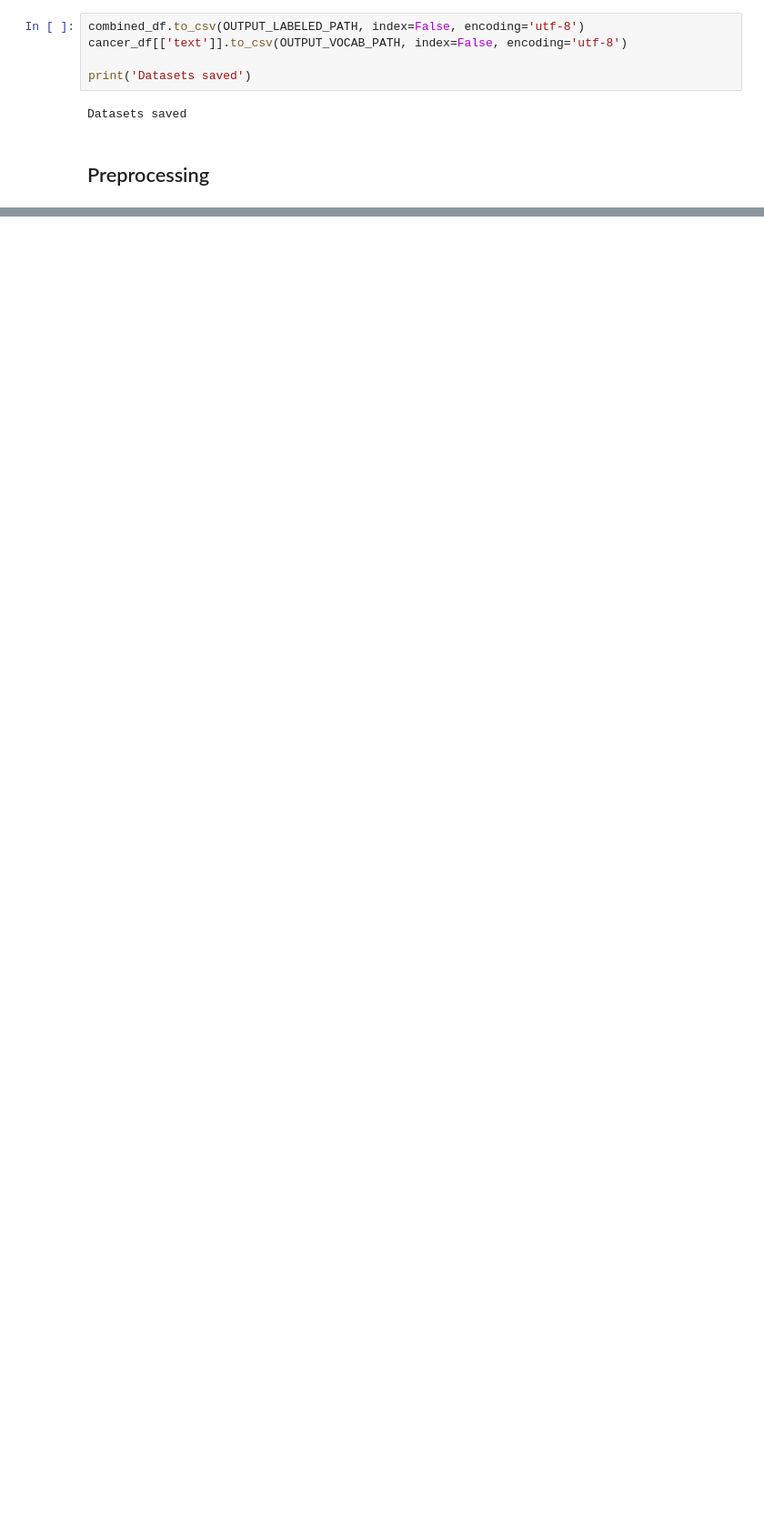
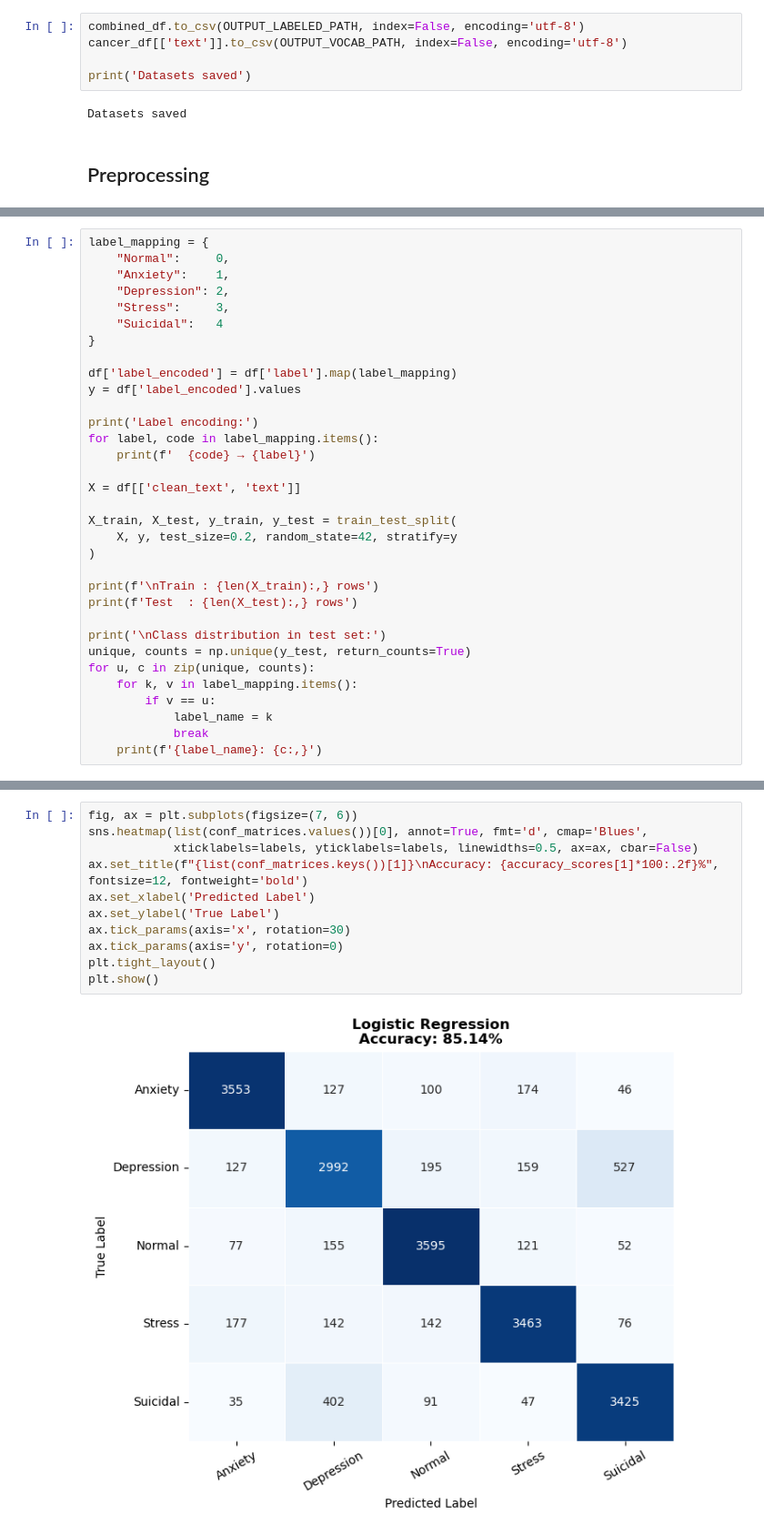
Before and after one commit to RividuPesara/ayu, a Jupyter notebook: notebooks/Sentiment Analysis.ipynb, the cells around one changed output, grey strips where cells are left out. Shown at 91% size. Drawn from its saved outputs; the diff is of its cells as text; blank space fills up the shorter version.

```diff
--- a/notebooks/Sentiment Analysis.ipynb
+++ b/notebooks/Sentiment Analysis.ipynb
@@ -899,0 +899,33 @@ Cleaned: i be feel slightly petrify about all of the change to come and so be sh
+# %%
+label_mapping = {
+    "Normal":     0,
+    "Anxiety":    1,
+    "Depression": 2,
+    "Stress":     3,
+    "Suicidal":   4
+}
+
+df['label_encoded'] = df['label'].map(label_mapping)
+y = df['label_encoded'].values
+
+print('Label encoding:')
+for label, code in label_mapping.items():
+    print(f'  {code} → {label}')
+
+X = df[['clean_text', 'text']]
+
+X_train, X_test, y_train, y_test = train_test_split(
+    X, y, test_size=0.2, random_state=42, stratify=y
+)
+
+print(f'\nTrain : {len(X_train):,} rows')
+print(f'Test  : {len(X_test):,} rows')
+
+print('\nClass distribution in test set:')
+unique, counts = np.unique(y_test, return_counts=True)
+for u, c in zip(unique, counts):
+    for k, v in label_mapping.items():
+        if v == u:
+            label_name = k
+            break
+    print(f'{label_name}: {c:,}')
@@ -899,0 +1144,13 @@ Cleaned: i be feel slightly petrify about all of the change to come and so be sh
+# %%
+fig, ax = plt.subplots(figsize=(7, 6))
+sns.heatmap(list(conf_matrices.values())[0], annot=True, fmt='d', cmap='Blues',
+            xticklabels=labels, yticklabels=labels, linewidths=0.5, ax=ax, cbar=False)
+ax.set_title(f"{list(conf_matrices.keys())[1]}\nAccuracy: {accuracy_scores[1]*100:.2f}%", fontsize=12, fontweight='bold')
+ax.set_xlabel('Predicted Label')
+ax.set_ylabel('True Label')
+ax.tick_params(axis='x', rotation=30)
+ax.tick_params(axis='y', rotation=0)
+plt.tight_layout()
+plt.show()
+# %% [output]
+[figure, added]
```
Also changed, not shown: parts of 23 cells of this notebook, 5 other files.
